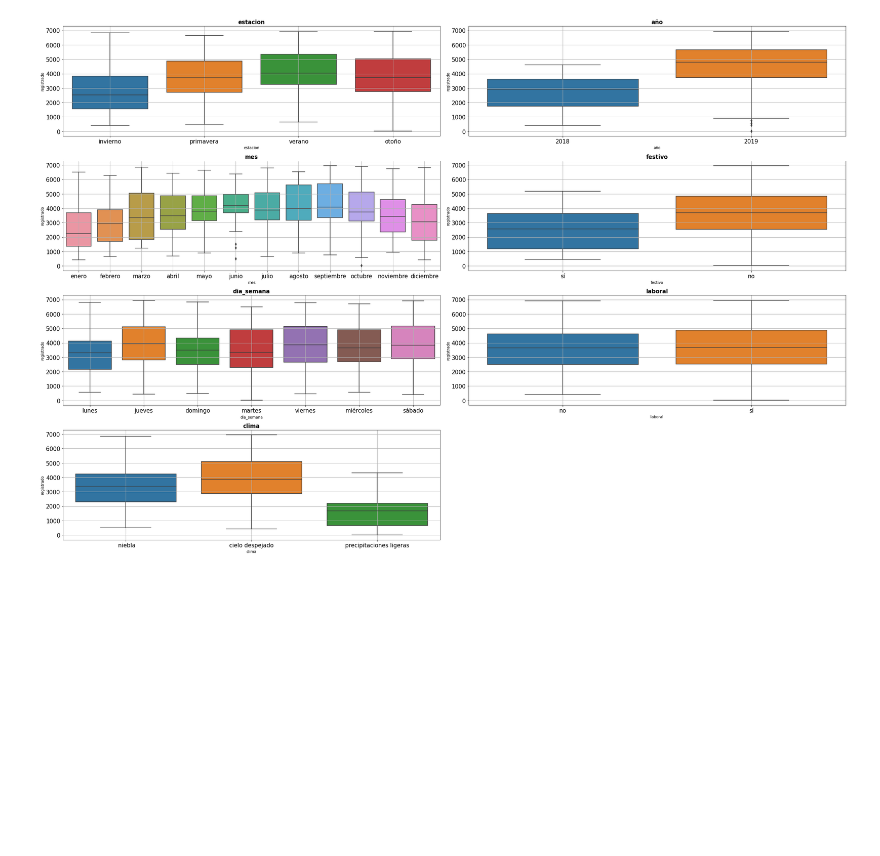
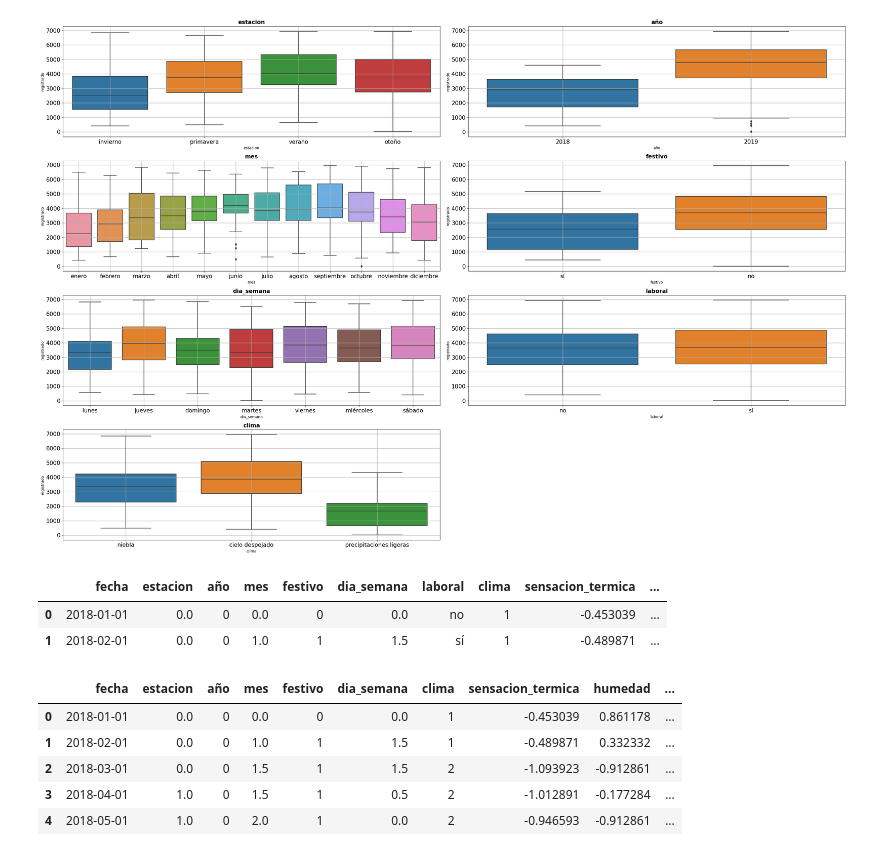
Before and after one commit to CrisSangrador/proyecto-alquiler-bicicletas, a Jupyter notebook: procesados_registrados.ipynb, the cells around one changed output. Drawn from its saved outputs; the diff is of its cells as text; code cells hidden in the pictures; blank space fills up the shorter version.

```diff
--- a/procesados_registrados.ipynb
+++ b/procesados_registrados.ipynb
@@ -112,14 +112,32 @@ fig.tight_layout();
 # %% [output]
 [figure]
 # %%
-# ⚠️ ¡¡¡Hay que cambiarlos acorde a registrados!!!
-"""dict_estacion = {"invierno": 0, "otoño": 1, "primavera": 1.5, "verano": 2}
-dict_mes = {"enero": 0, "febrero": 0, "diciembre": 0, "noviembre": 0.5, "marzo": 1, "abril": 1, "septiembre": 1, "octubre": 1, "mayo": 2, "junio": 2, "julio": 2, "agosto": 2}
-dict_semana = {"jueves": 0, "viernes": 0, "sábado": 0, "miércoles": 0, "domingo": 0.5, "martes": 0.5, "lunes": 1}
+dict_estacion = {"invierno": 0, "otoño": 1, "primavera": 1, "verano": 1.5}
+dict_mes = {"enero": 0, "febrero": 1, "diciembre": 1, "noviembre": 1.5, "marzo": 1.5, "abril": 1.5, "septiembre": 2.5, "octubre": 2, "mayo": 2, "junio": 3, "julio": 2, "agosto": 2.5}
+dict_semana = {"jueves": 1.5, "viernes": 1.5, "sábado": 1.5, "miércoles": 1, "domingo": 0.5, "martes": 0, "lunes": 0}
 dict_clima = {"precipitaciones ligeras": 0, "niebla": 1, "cielo despejado": 2}
 dict_año = {"2018": 0, "2019": 1}
-dict_festivo = {"sí": 0, "no": 1}"""
+dict_festivo = {"sí": 0, "no": 1}
 # %%
-"""dict_map = {"estacion": dict_estacion, "mes": dict_mes, "dia_semana": dict_semana, "clima": dict_clima, "año": dict_año, "festivo": dict_festivo}
+dict_map = {"estacion": dict_estacion, "mes": dict_mes, "dia_semana": dict_semana, "clima": dict_clima, "año": dict_año, "festivo": dict_festivo}
 for columna, orden in dict_map.items():
-    df[columna] = df[columna].map(orden)"""
+    df[columna] = df[columna].map(orden)
+# %%
+dummies = pd.get_dummies(df["laboral"], prefix = "laboral", prefix_sep="_", dtype = int)
+# %%
+df = pd.concat([df, dummies], axis = 1)
+df.head(2)
+# %% [output]
+|  | fecha | estacion | año | mes | festivo | dia_semana | laboral | clima | sensacion_termica | ... |
+| 0 | 2018-01-01 | 0.0 | 0 | 0.0 | 0 | 0.0 | no | 1 | -0.453039 | ... |
+| 1 | 2018-02-01 | 0.0 | 0 | 1.0 | 1 | 1.5 | sí | 1 | -0.489871 | ... |
+# %%
+df = df.drop("laboral", axis = 1)
+df.head()
+# %% [output]
+|  | fecha | estacion | año | mes | festivo | dia_semana | clima | sensacion_termica | humedad | ... |
+| 0 | 2018-01-01 | 0.0 | 0 | 0.0 | 0 | 0.0 | 1 | -0.453039 | 0.861178 | ... |
+| 1 | 2018-02-01 | 0.0 | 0 | 1.0 | 1 | 1.5 | 1 | -0.489871 | 0.332332 | ... |
+| 2 | 2018-03-01 | 0.0 | 0 | 1.5 | 1 | 1.5 | 2 | -1.093923 | -0.912861 | ... |
+| 3 | 2018-04-01 | 1.0 | 0 | 1.5 | 1 | 0.5 | 2 | -1.012891 | -0.177284 | ... |
+| 4 | 2018-05-01 | 1.0 | 0 | 2.0 | 1 | 0.0 | 2 | -0.946593 | -0.912861 | ... |
```
Also changed, not shown: parts of 4 cells of this notebook, 3 other files.
